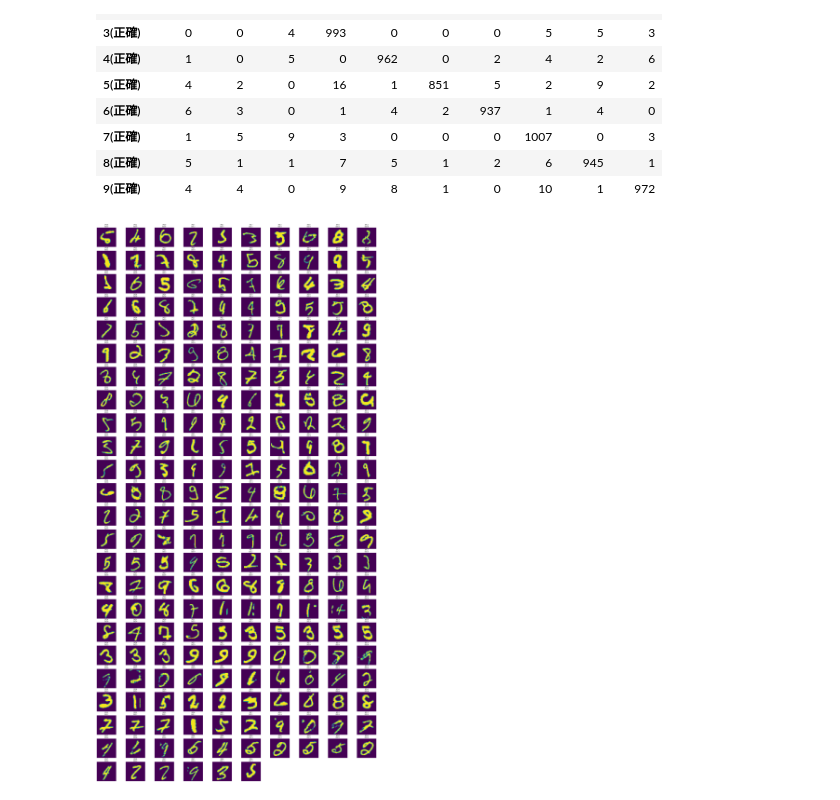
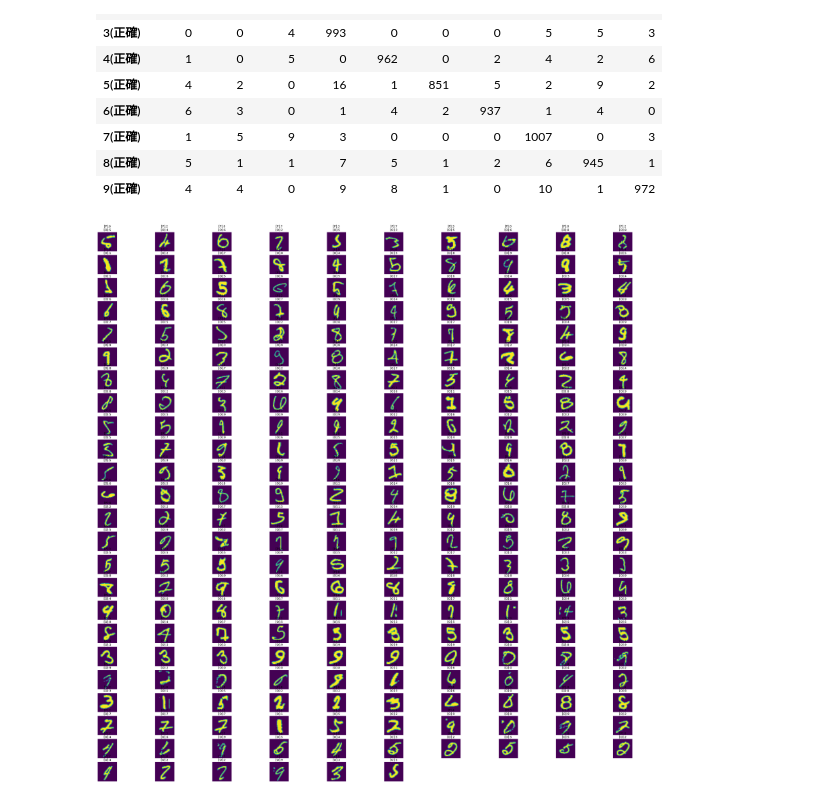
Before and after one commit to Ron-Wu/Machine-learning-0602, a Jupyter notebook: MLP.ipynb, the cells around one changed output. Drawn from its saved outputs; the diff is of its cells as text; code cells hidden in the pictures.

```diff
--- a/MLP.ipynb
+++ b/MLP.ipynb
@@ -213,21 +213,21 @@ pd.DataFrame(mat,
 # %%
 import numpy as np
 # 取出錯誤值的index
 idx = np.nonzero(pre != y_test)[0] # [0]:取出tuple 中的 list
 # np.nonzero([0, 2, 0], [0, 0, 3])
 false_pre = pre[idx]
 false_label = y_test[idx]
 false_img = x_test[idx]
 
-plt.figure(figsize=(42, 84))
+plt.figure(figsize=(42, 42))
 # plt.figure(figsize=(14, 42))
 width = 10
 height = len(idx) // width + 1
 for i in range(len(false_img)):
   plt.subplot(height, width, i+1)
-  title = "[P]:{}\n[O]:{}".format(false_pre[i], false_label[i]). # P：模型預測的答案，O：實際的答案
+  title = "[P]:{}\n[O]:{}".format(false_pre[i], false_label[i]) # P：模型預測的答案，O：實際的答案
   plt.title(title)
   plt.axis("off")
   plt.imshow(false_img[i])
 # %% [output]
-[figure, old version]
+[figure, new version]
```
Also changed, not shown: parts of 1 cell of this notebook.
